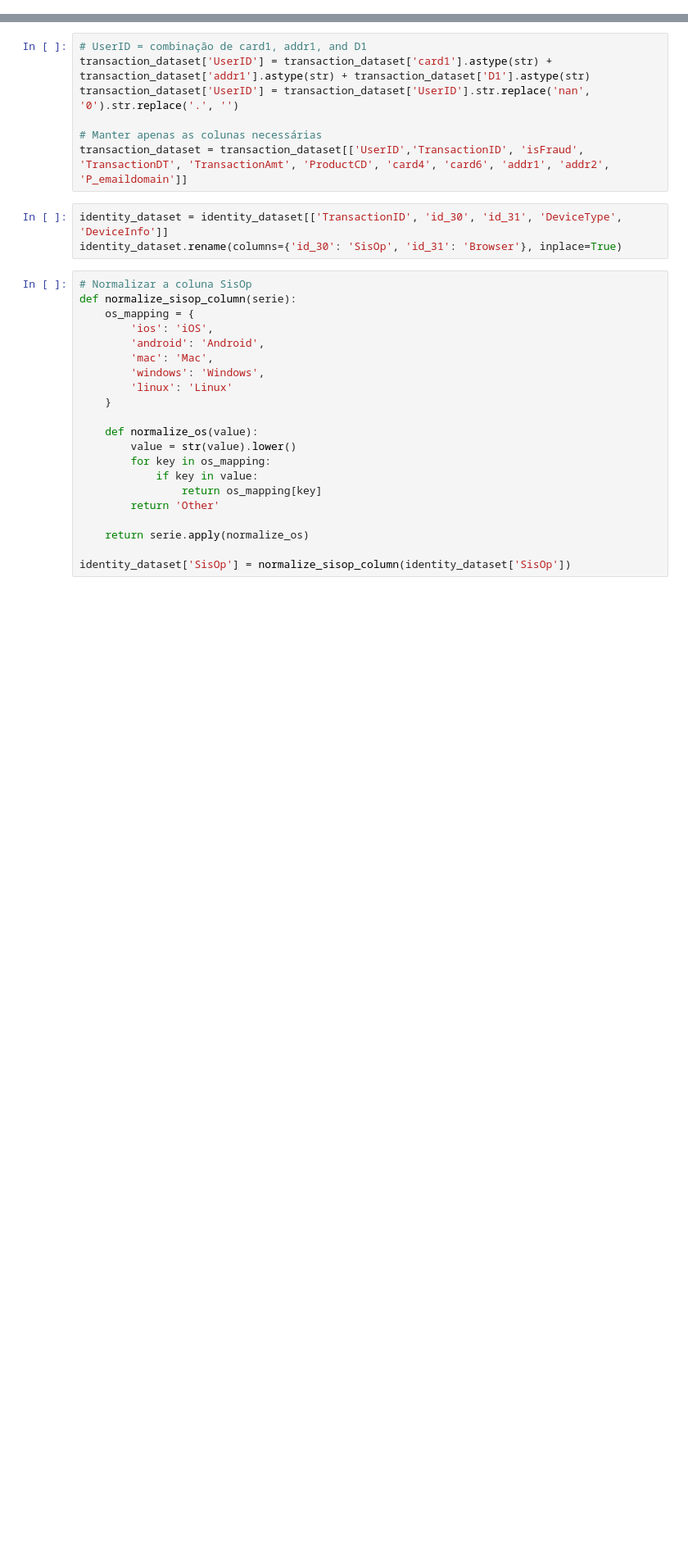
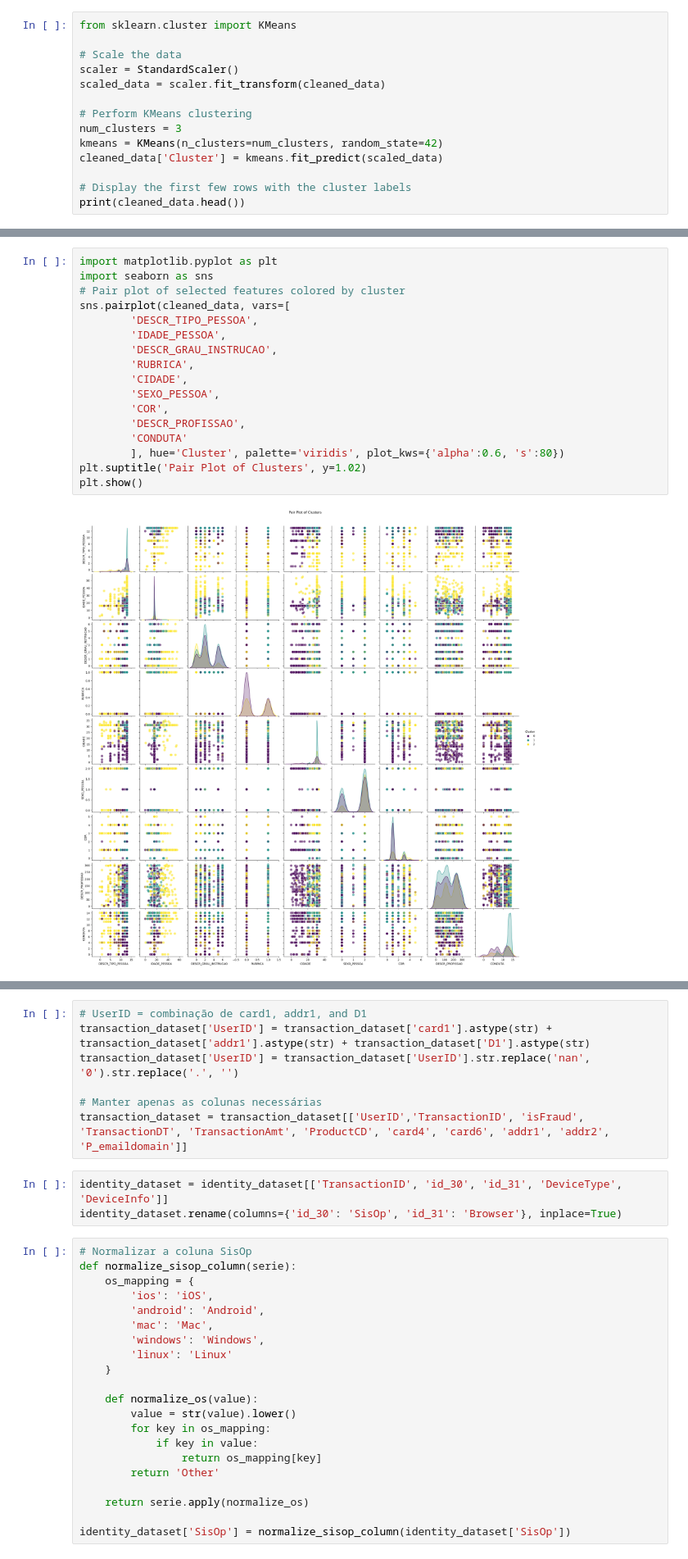
Before and after one commit to Vitorhgbds/data-visualization, a Jupyter notebook: src/data_cleaning.ipynb, the cells around one changed output, grey strips where cells are left out. Shown at 82% size. Drawn from its saved outputs; the diff is of its cells as text; blank space fills up the shorter version.

```diff
--- a/src/data_cleaning.ipynb
+++ b/src/data_cleaning.ipynb
@@ -8,0 +252,14 @@ transaction_dataset = pd.read_csv(r'../dataset/train_transaction.csv')
+# %%
+from sklearn.cluster import KMeans
+
+# Scale the data
+scaler = StandardScaler()
+scaled_data = scaler.fit_transform(cleaned_data)
+
+# Perform KMeans clustering
+num_clusters = 3
+kmeans = KMeans(n_clusters=num_clusters, random_state=42)
+cleaned_data['Cluster'] = kmeans.fit_predict(scaled_data)
+
+# Display the first few rows with the cluster labels
+print(cleaned_data.head())
@@ -8,0 +280,19 @@ transaction_dataset = pd.read_csv(r'../dataset/train_transaction.csv')
+# %%
+import matplotlib.pyplot as plt
+import seaborn as sns
+# Pair plot of selected features colored by cluster
+sns.pairplot(cleaned_data, vars=[
+        'DESCR_TIPO_PESSOA',
+        'IDADE_PESSOA',
+        'DESCR_GRAU_INSTRUCAO',
+        'RUBRICA',
+        'CIDADE',
+        'SEXO_PESSOA',
+        'COR',
+        'DESCR_PROFISSAO',
+        'CONDUTA'
+        ], hue='Cluster', palette='viridis', plot_kws={'alpha':0.6, 's':80})
+plt.suptitle('Pair Plot of Clusters', y=1.02)
+plt.show()
+# %% [output]
+[figure, added]
```
Also changed, not shown: parts of 21 cells of this notebook.
